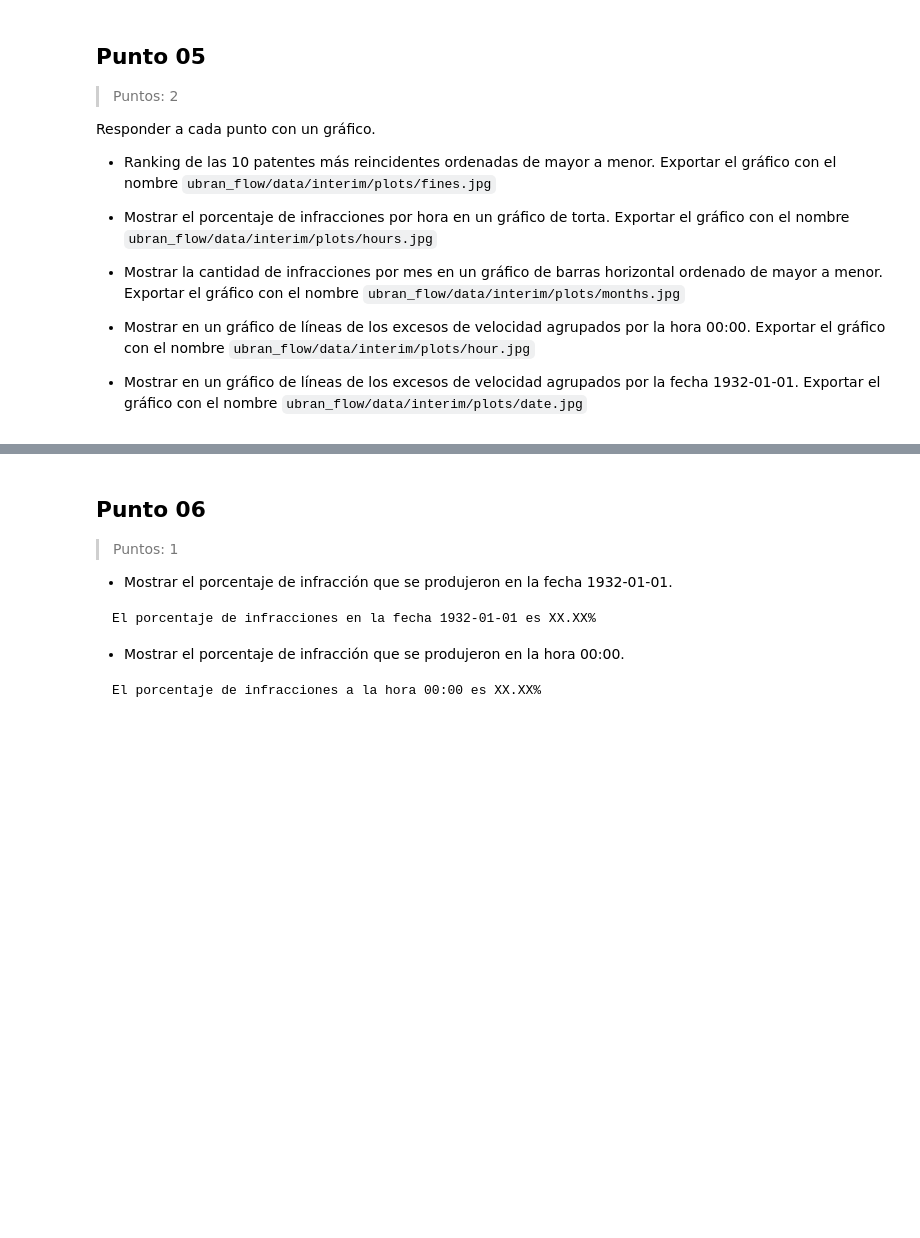
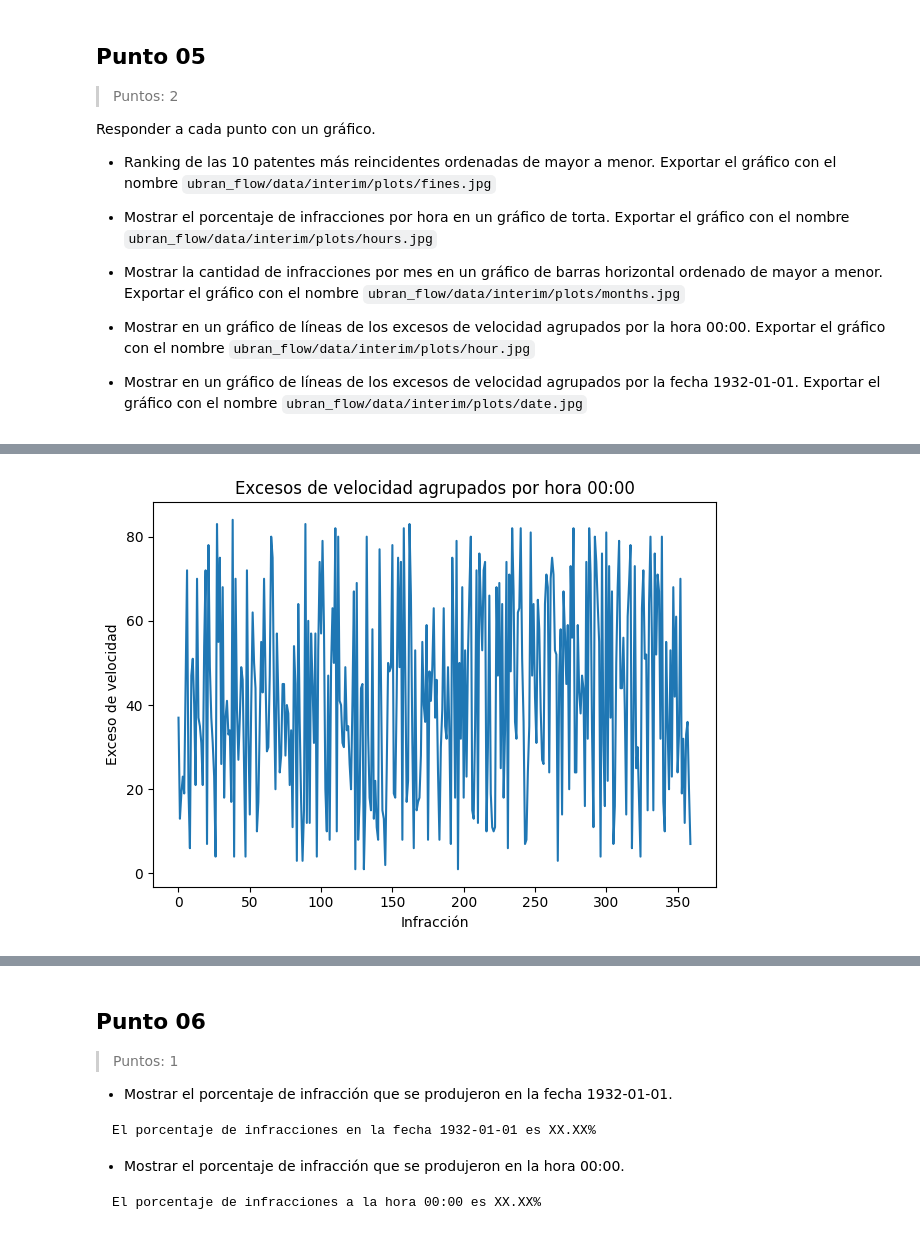
Before and after one commit to GomezMorales/urban_flow_tp_integrador, a Jupyter notebook: 01_Urban_Flow-Tejerina_Quiroga_Bonifacio_GomezMorales.ipynb, the cells around one changed output, grey strips where cells are left out. Cells and saved outputs as stored; diff of their text form; code cells hidden in the pictures; blank space fills up the shorter version.

```diff
--- a/01_Urban_Flow-Tejerina_Quiroga_Bonifacio_GomezMorales.ipynb
+++ b/01_Urban_Flow-Tejerina_Quiroga_Bonifacio_GomezMorales.ipynb
@@ -662,0 +732,16 @@ Responder a cada punto con un gráfico.
+# %%
+# Título: Excesos de velocidad agrupados por hora 00:00
+
+excesos_hora = (
+  df[df["hora"] == "00:00"]["exceso_velocidad"]
+  .reset_index(drop=True)
+)
+
+figura = plt.figure(dpi=100)
+plt.plot(excesos_hora)
+plt.title("Excesos de velocidad agrupados por hora 00:00")
+plt.xlabel("Infracción")
+plt.ylabel("Exceso de velocidad")
+guardar_grafico("urban_flow/data/interim/plots/hour.jpg")
+# %% [output]
+[figure, added]
```
Also changed, not shown: parts of 6 cells of this notebook, 5 other files.
